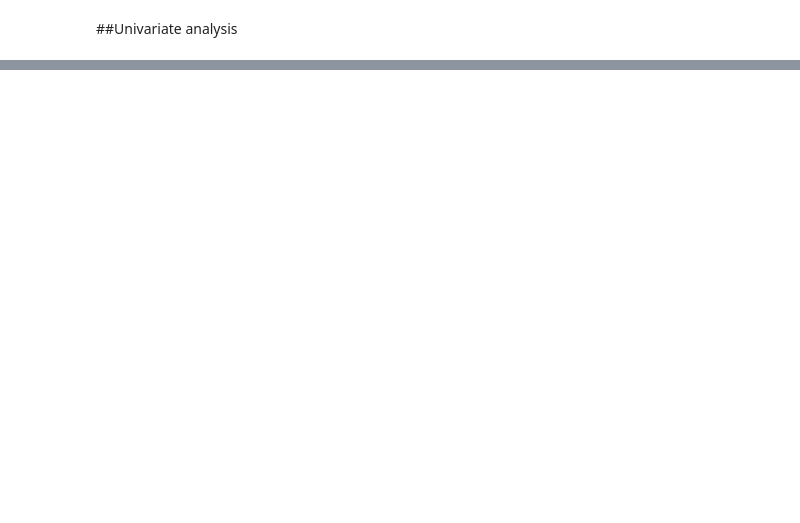
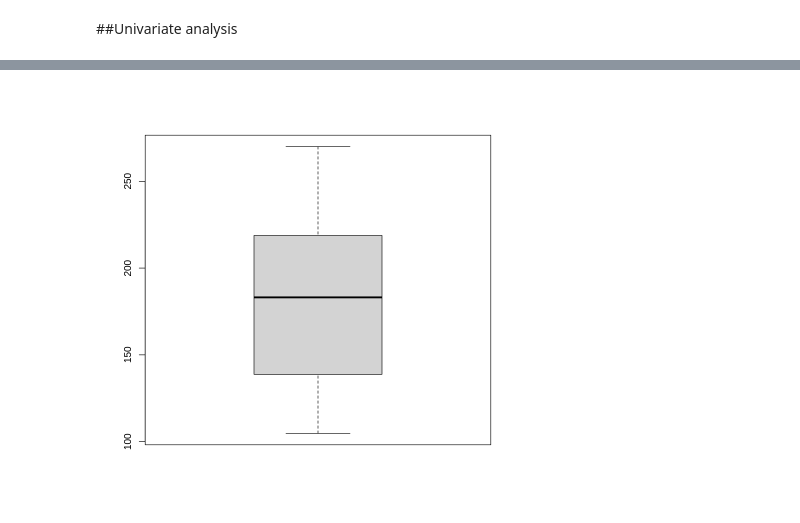
Before and after one commit to abdullatif14/R_project_week12, a Jupyter notebook: R_project.ipynb, the cells around one changed output, grey strips where cells are left out. Drawn from its saved outputs; the diff is of its cells as text; code cells hidden in the pictures; blank space fills up the shorter version.

```diff
--- a/R_project.ipynb
+++ b/R_project.ipynb
@@ -59,0 +184,5 @@ ERROR: ignored
+# %%
+#lets visualize it using a boxplot
+boxplot(ad$Daily.Internet.Usage)
+# %% [output]
+[figure, added]
```
Also changed, not shown: parts of 35 cells of this notebook.
